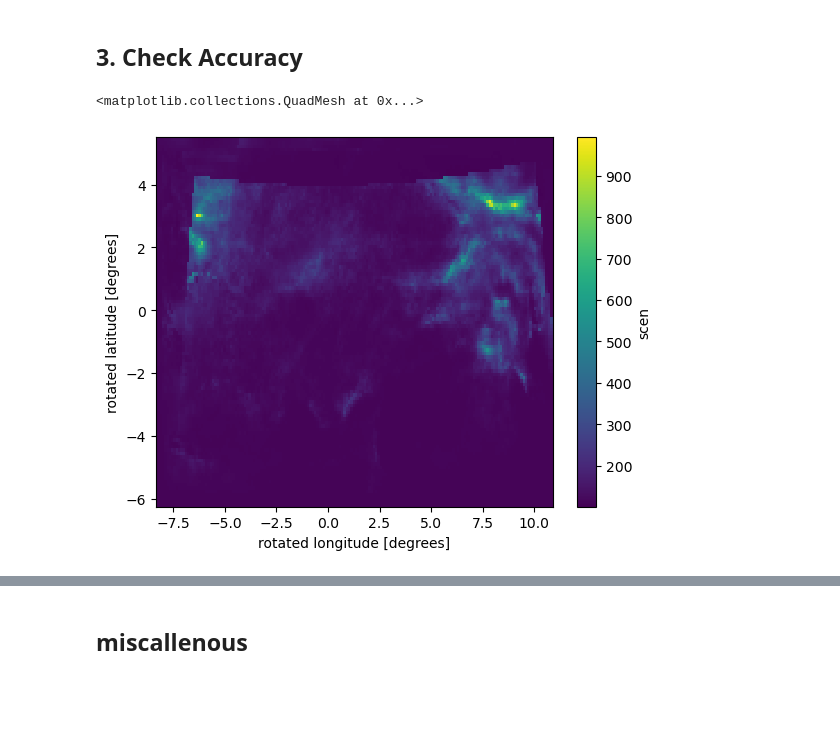
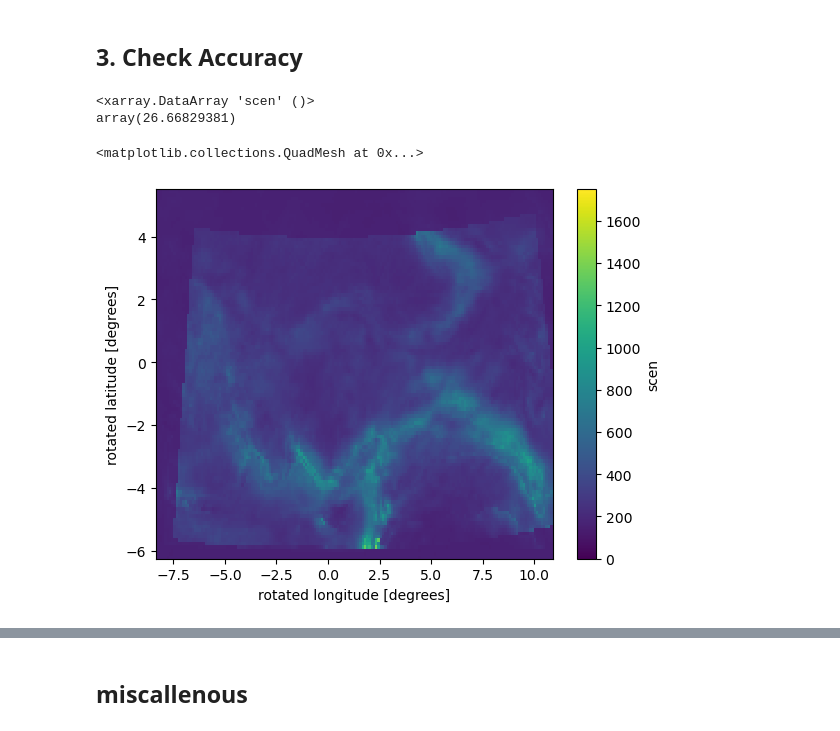
Before and after one commit to donmezkutay/msc-thesis-codes, a Jupyter notebook: bias_correction2_adjust_model.ipynb, the cells around one changed output, grey strips where cells are left out. Drawn from its saved outputs; the diff is of its cells as text; code cells hidden in the pictures; blank space fills up the shorter version.

Commit message:
#start with projection data

```diff
--- a/bias_correction2_adjust_model.ipynb
+++ b/bias_correction2_adjust_model.ipynb
@@ -228,10 +240,15 @@ dt_model['TOT_PREC'].sum(dim='time').plot()
 # %% [markdown]
 ## 3. Check Accuracy
 # %%
-jj = xr.open_dataset(fr"{path_general}/cosmo/yearly/BC/BC_QDM_Tr011_MPI_RF_PR_{season}_1hr_2005.nc")
+jj = xr.open_dataset(fr"{path_general}/cosmo/yearly/BC/BC_QDM_Tr011_MPI_RF_PR_{season}_1hr_2096.nc")
+# %%
+jj['scen'].max()
+# %% [output]
+<xarray.DataArray 'scen' ()>
+array(26.66829381)
 # %%
 # era5land
-jj.transpose('time', 'rlat', 'rlon')['scen'].sum(dim='time').plot()
+jj.transpose('time', 'rlat', 'rlon')['scen'].sum(dim='time').plot(vmin=0, vmax=1750)
 # %% [output]
 <matplotlib.collections.QuadMesh at 0x...>
-[figure, old version]
+[figure, new version]
```
Also changed, not shown: parts of 8 cells of this notebook.
